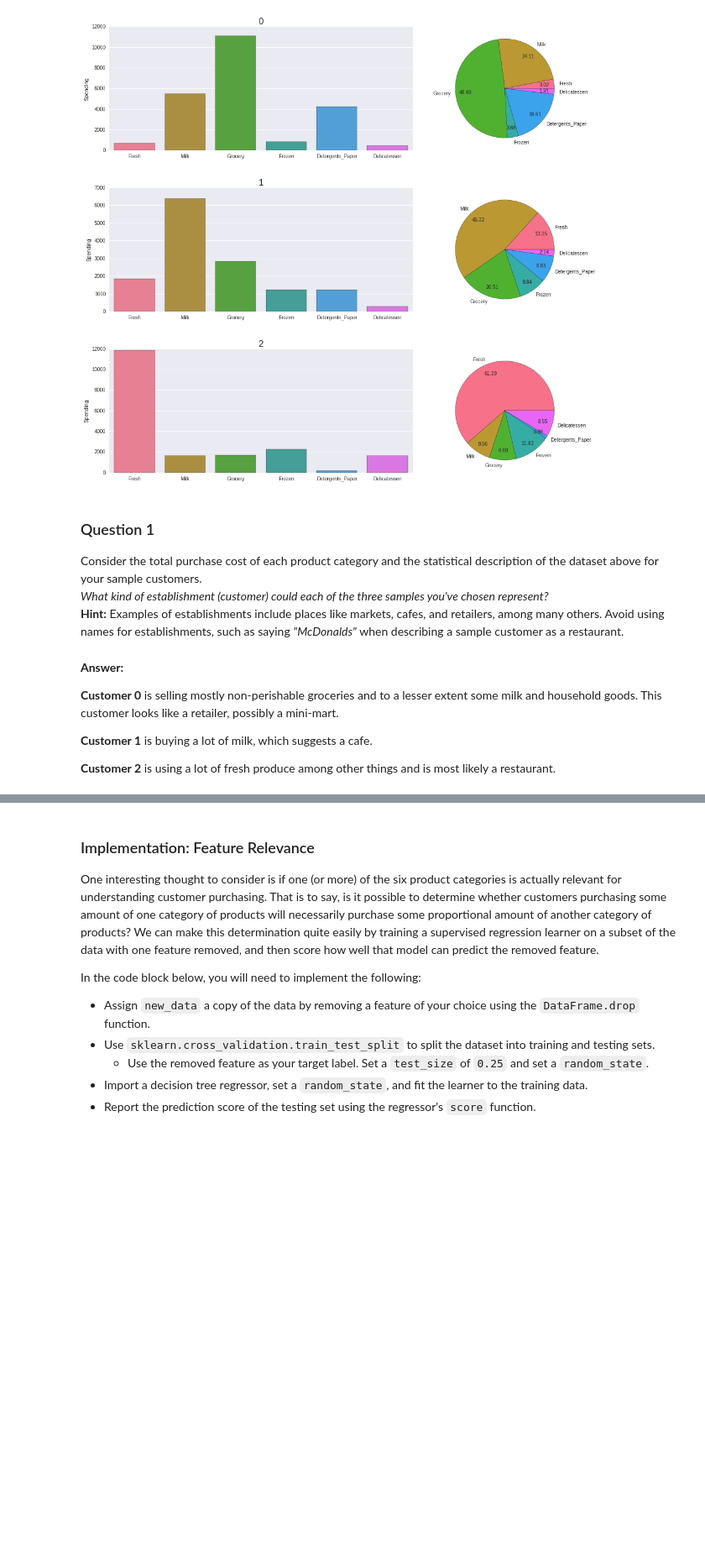
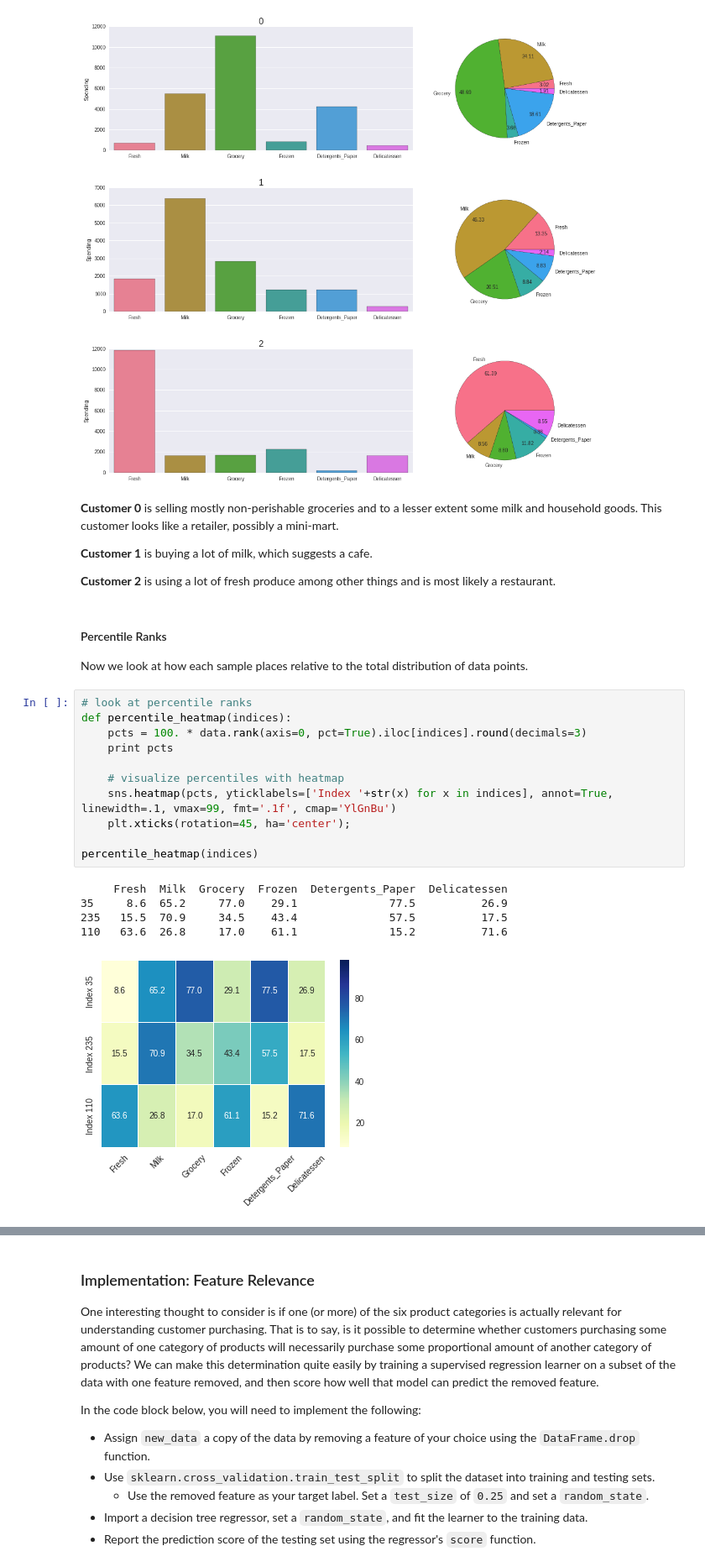
Before and after one commit to ibratface/machine-learning, a Jupyter notebook: projects/creating_customer_segments/customer_segments.ipynb, the cells around one changed output, grey strips where cells are left out. Shown at 84% size. Cells and saved outputs as stored; diff of their text form; blank space fills up the shorter version.

```diff
--- a/projects/creating_customer_segments/customer_segments.ipynb
+++ b/projects/creating_customer_segments/customer_segments.ipynb
@@ -108,16 +117,30 @@ def visualize_samples(samples):
 visualize_samples(samples)
 # %% [output]
 [figure]
-# %% [markdown]
-### Question 1
-Consider the total purchase cost of each product category and the statistical description of the dataset above for your sample customers.
-*What kind of establishment (customer) could each of the three samples you've chosen represent?*
-**Hint:** Examples of establishments include places like markets, cafes, and retailers, among many others. Avoid using names for establishments, such as saying *"McDonalds"* when describing a sample customer as a restaurant.
 # %% [markdown]
-**Answer:**
-
 **Customer 0** is selling mostly non-perishable groceries and to a lesser extent some milk and household goods. This customer looks like a retailer, possibly a mini-mart.
 
 **Customer 1** is buying a lot of milk, which suggests a cafe.
 
 **Customer 2** is using a lot of fresh produce among other things and is most likely a restaurant.
+# %% [markdown]
+#### Percentile Ranks
+
+Now we look at how each sample places relative to the total distribution of data points.
+# %%
+# look at percentile ranks
+def percentile_heatmap(indices):
+    pcts = 100. * data.rank(axis=0, pct=True).iloc[indices].round(decimals=3)
+    print pcts
+
+    # visualize percentiles with heatmap
+    sns.heatmap(pcts, yticklabels=['Index '+str(x) for x in indices], annot=True, linewidth=.1, vmax=99, fmt='.1f', cmap='YlGnBu')
+    plt.xticks(rotation=45, ha='center');
+
+percentile_heatmap(indices)
+# %% [output]
+     Fresh  Milk  Grocery  Frozen  Detergents_Paper  Delicatessen
+35     8.6  65.2     77.0    29.1              77.5          26.9
+235   15.5  70.9     34.5    43.4              57.5          17.5
+110   63.6  26.8     17.0    61.1              15.2          71.6
+[figure, added]
```
Also changed, not shown: parts of 26 cells of this notebook, 1 other file.
